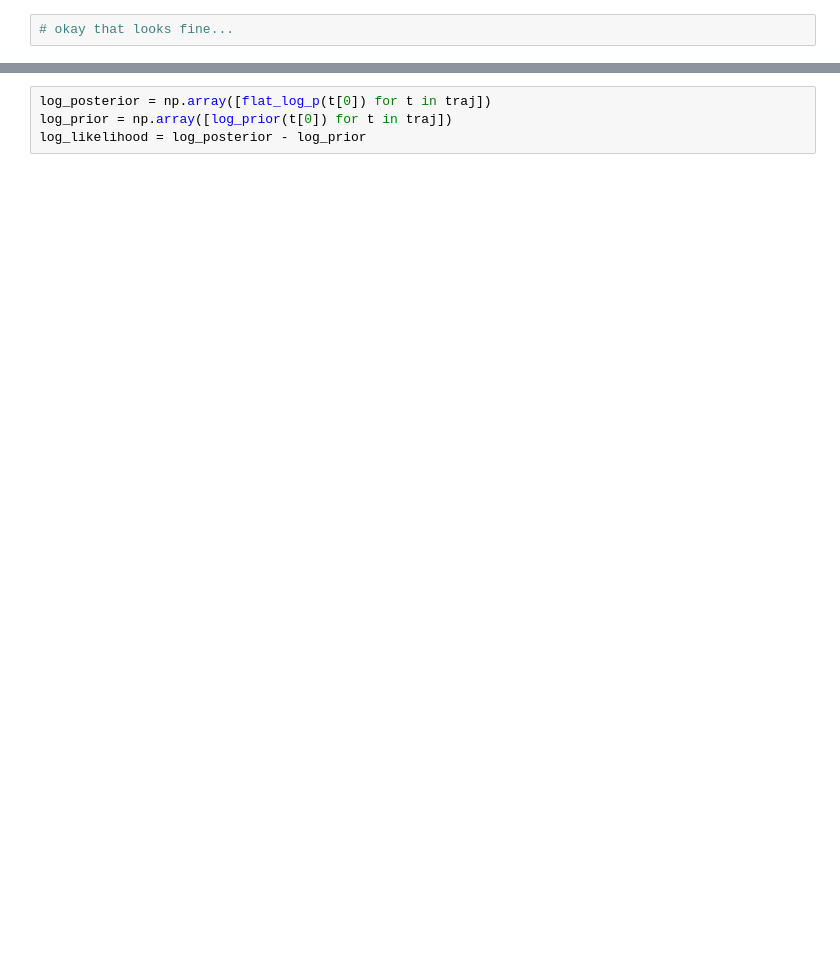
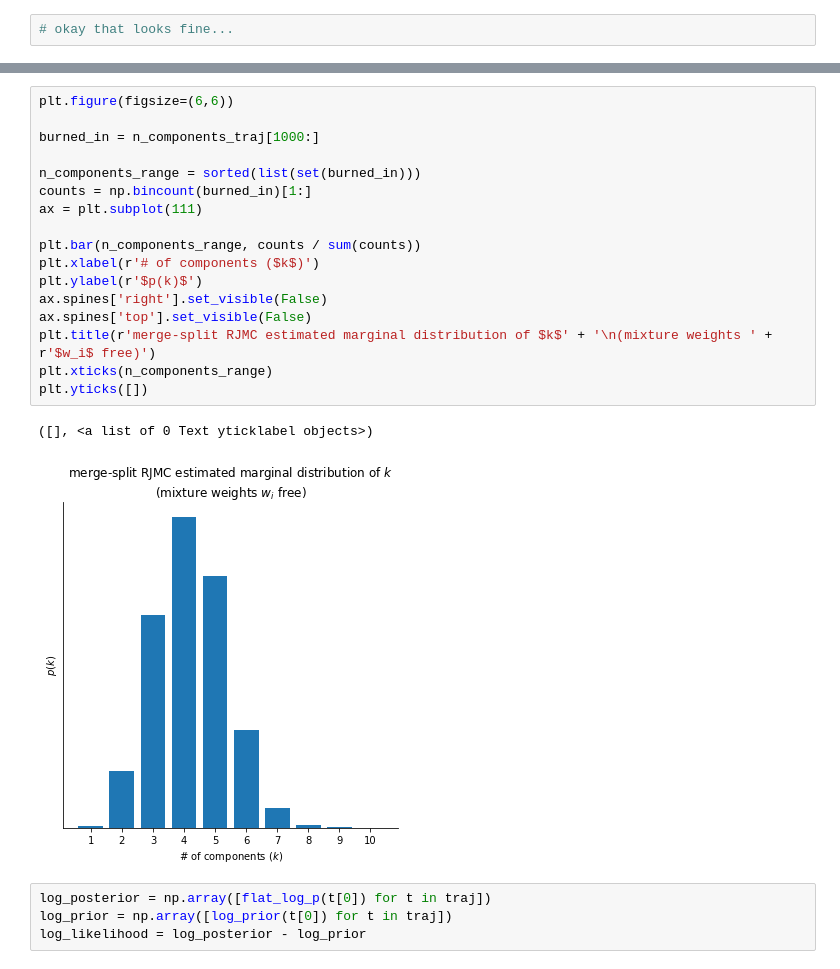
Before and after one commit to maxentile/notebooks, a Jupyter notebook: birth-death moves for RJMC of GMMs.ipynb, the cells around one changed output, grey strips where cells are left out. Cells and saved outputs as stored; diff of their text form; blank space fills up the shorter version.

```diff
--- a/birth-death moves for RJMC of GMMs.ipynb
+++ b/birth-death moves for RJMC of GMMs.ipynb
@@ -350,3 +585,23 @@ plt.xscale('log')
+# %%
+plt.figure(figsize=(6,6))
+
+burned_in = n_components_traj[1000:]
+
+n_components_range = sorted(list(set(burned_in)))
+counts = np.bincount(burned_in)[1:]
+ax = plt.subplot(111)
+
+plt.bar(n_components_range, counts / sum(counts))
+plt.xlabel(r'# of components ($k$)')
+plt.ylabel(r'$p(k)$')
+ax.spines['right'].set_visible(False)
+ax.spines['top'].set_visible(False)
+plt.title(r'merge-split RJMC estimated marginal distribution of $k$' + '\n(mixture weights ' + r'$w_i$ free)')
+plt.xticks(n_components_range)
+plt.yticks([])
+# %% [output]
+([], <a list of 0 Text yticklabel objects>)
+[figure, added]
 # %%
 log_posterior = np.array([flat_log_p(t[0]) for t in traj])
 log_prior = np.array([log_prior(t[0]) for t in traj])
```
Also changed, not shown: parts of 16 cells of this notebook.
